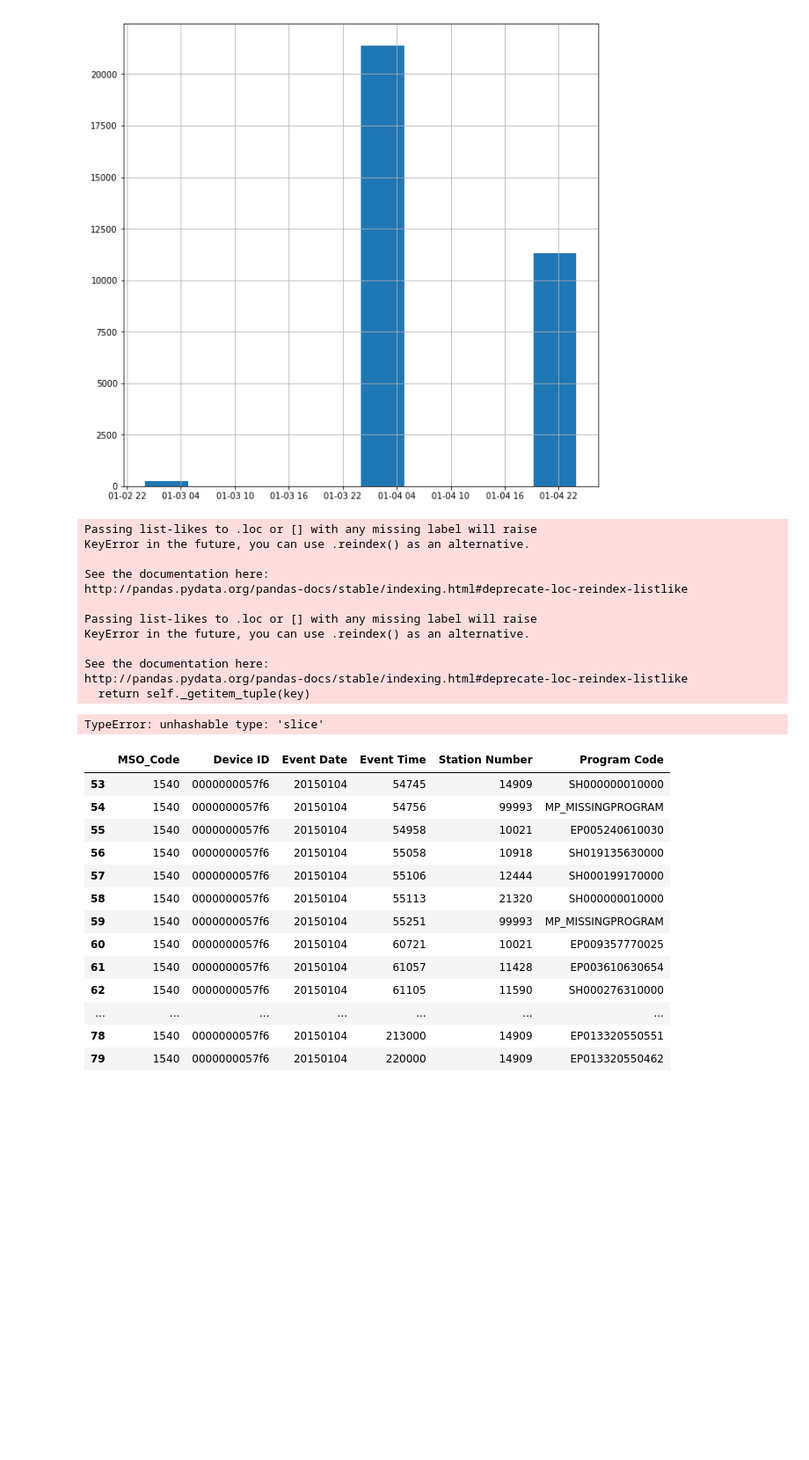
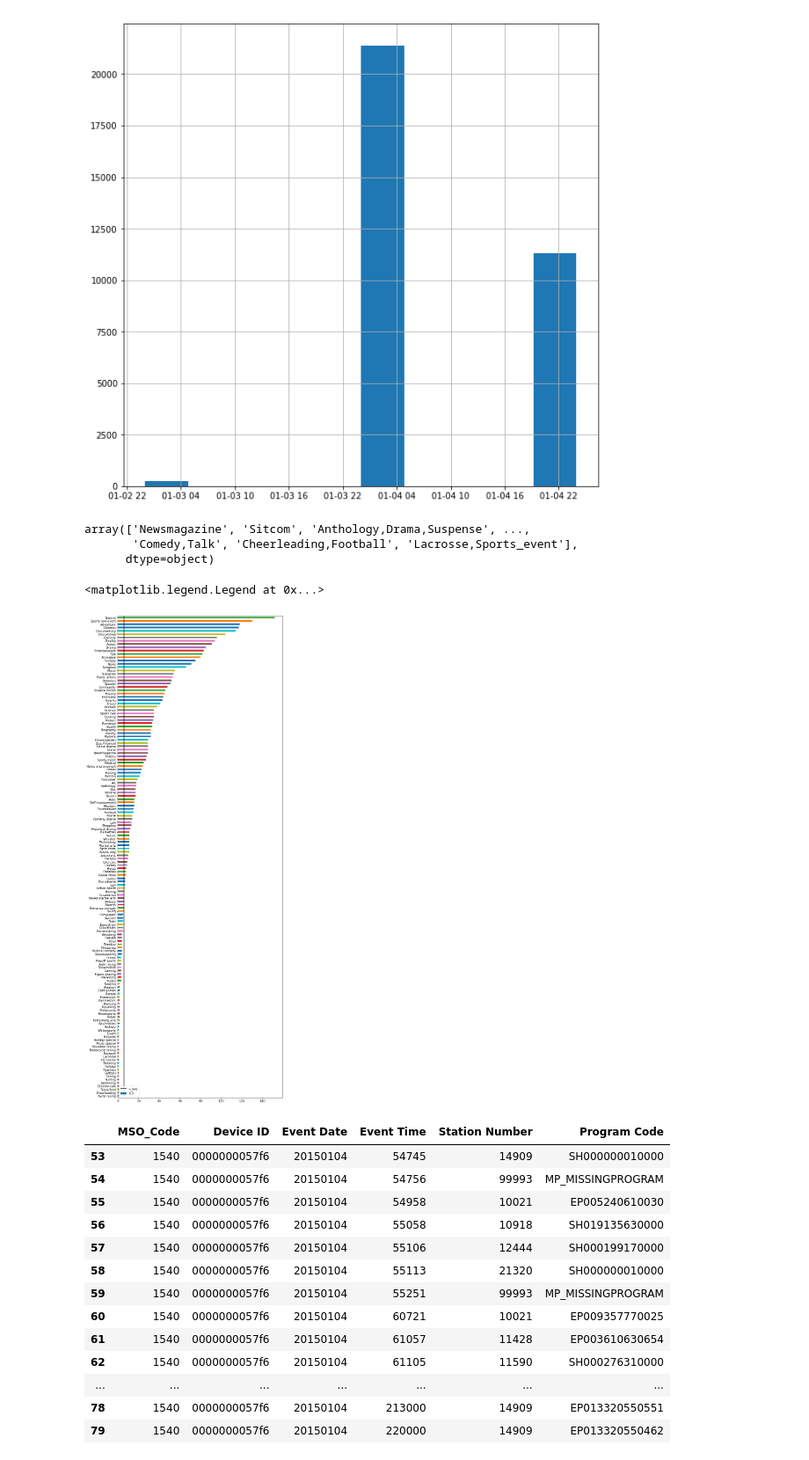
Before and after one commit to bareini/Genre-Prediction-with-Structured-Models, a Jupyter notebook: ml_project.ipynb, the cells around one changed output. Shown at 88% size. Cells and saved outputs as stored; diff of their text form; code cells hidden in the pictures; blank space fills up the shorter version.

Commit message:
Changes and addition of features:  - revert changes to ML Project notepad  - added configuration sets  - finished pre-processing  - upload of data  - added creation of feature

```diff
--- a/ml_project.ipynb
+++ b/ml_project.ipynb
@@ -26,36 +32,55 @@ df_daily_program['Air Date'] = pd.to_datetime(df_daily_program['Air Date'], form
 # %%
 generes_set = set()
-program_genere = df_daily_program.loc[df_daily_program['Program Genre'].notnull(), ['Program Genre', '']].drop_duplicates()
+program_genere = df_daily_program.loc[df_daily_program['Program Genre'].notnull(), ['Program Genre']].drop_duplicates()
 # df_program_viewing.head(10)
 # program_genere['Program Genere Set'] = program_genere[]
-program_genere['Program Genere Set'] = program_genere['Program Genre'].apply(lambda x: tuple(set(x.split(','))))
+program_genere['Program Genre'] = program_genere['Program Genre'].apply(make_bag_of_words)
 # program_genere.loc[program_genere['Program Genre'] == np.dtype('float'), ['Program Genere']]
 # program_genere[pd.to_numeric(program_genere['Program Genre'], errors='coerce').notnull()][['Program Genre']]
 # df_daily_program.loc[df_daily_program['Program Genre'].isnull(),'Program Code'].count()/df_daily_program.shape[0]
 # a = program_genere.groupby('Program Genre')
+
+
+# program_genere["genre_{}".format(i for i in range(1,6))] =
+
+# df_genre = pd.DataFrame(program_genere['Program Genere Set'].values.tolist(), columns=["genre_{}".format(i) for i in range(1,7)])
+
 # for val in program_genere['Program Genere Set'].values:
-#     generes_set =generes_set.union(val)
+#     generes_set = generes_set.union(val)
 # generes_set
-# plt.figure(figsize=(10,10))
+# label = {'Historical drama'}
 
-# program_genere['Program Genere Set'].value_counts().hist()
+# np.where(program_genere['Program Genere Set']
+
+
+# program_genere['Program Genere Set']
 # plt.yscale('log')
 
-df_daily_program[:,['Program Title']].drop_duplicates()
+# program_genere['Program Genere Set'].values.tolist()
+program_genere.drop_duplicates(inplace=True)
+program_genere.reset_index(inplace=True,drop=True)
+
+program_genere['Program Genre'].values
 # %% [output]
-Passing list-likes to .loc or [] with any missing label will raise
-KeyError in the future, you can use .reindex() as an alternative.
-
-See the documentation here:
-http://pandas.pydata.org/pandas-docs/stable/indexing.html#deprecate-loc-reindex-listlike
-
-Passing list-likes to .loc or [] with any missing label will raise
-KeyError in the future, you can use .reindex() as an alternative.
-
-See the documentation here:
-http://pandas.pydata.org/pandas-docs/stable/indexing.html#deprecate-loc-reindex-listlike
-  return self._getitem_tuple(key)
+array(['Newsmagazine', 'Sitcom', 'Anthology,Drama,Suspense', ...,
+       'Comedy,Talk', 'Cheerleading,Football', 'Lacrosse,Sports_event'],
+      dtype=object)
-TypeError: unhashable type: 'slice'
+# %%
+from collections import Counter
+% matplotlib inline
+
+count_ = Counter()
+for i in range(1,7):
+    count_ += Counter(df_genre['genre_{}'.format(i)].value_counts().to_dict())
+
+a = pd.Series(count_).sort_values()
+
+a.plot.barh(figsize=(10,30))
+plt.vlines(a.quantile(0.40),ymin=0,ymax=150)
+plt.legend(["v_line",a.quantile(0.4)])
+# %% [output]
+<matplotlib.legend.Legend at 0x...>
+[figure, added]
 # %%
 
 # df_program_viewing.head(100)
```
Also changed, not shown: parts of 1 cell of this notebook, 7 other files.
